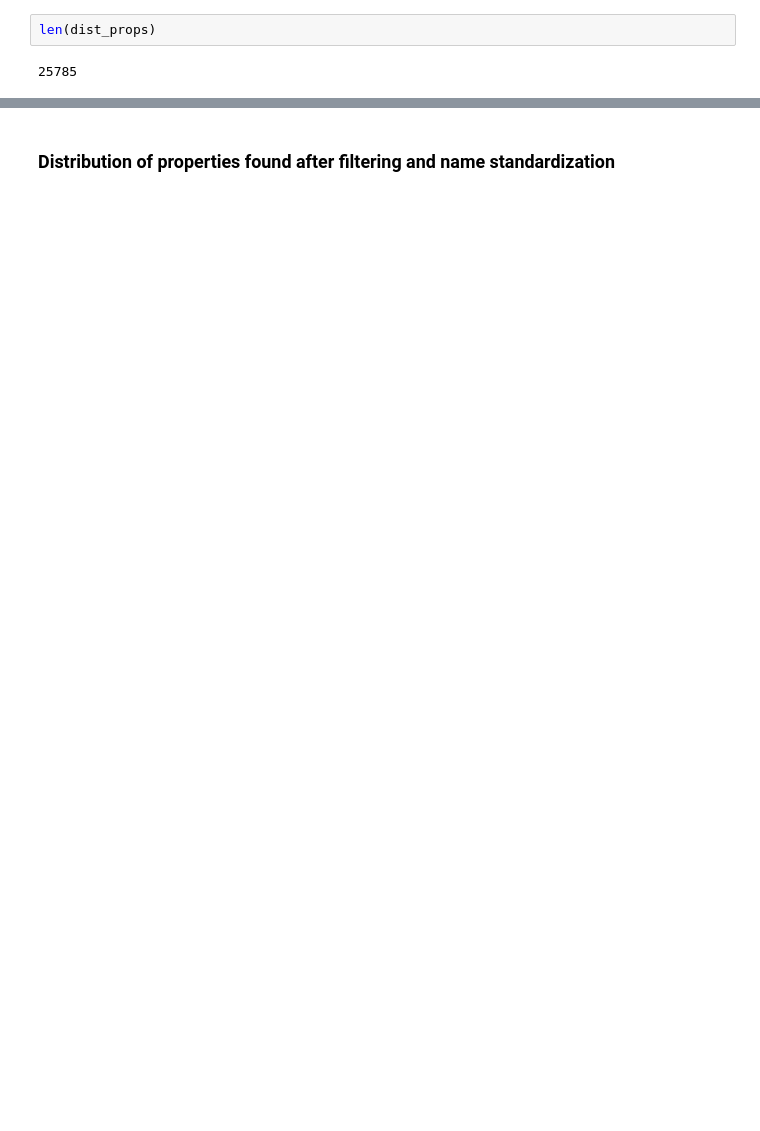
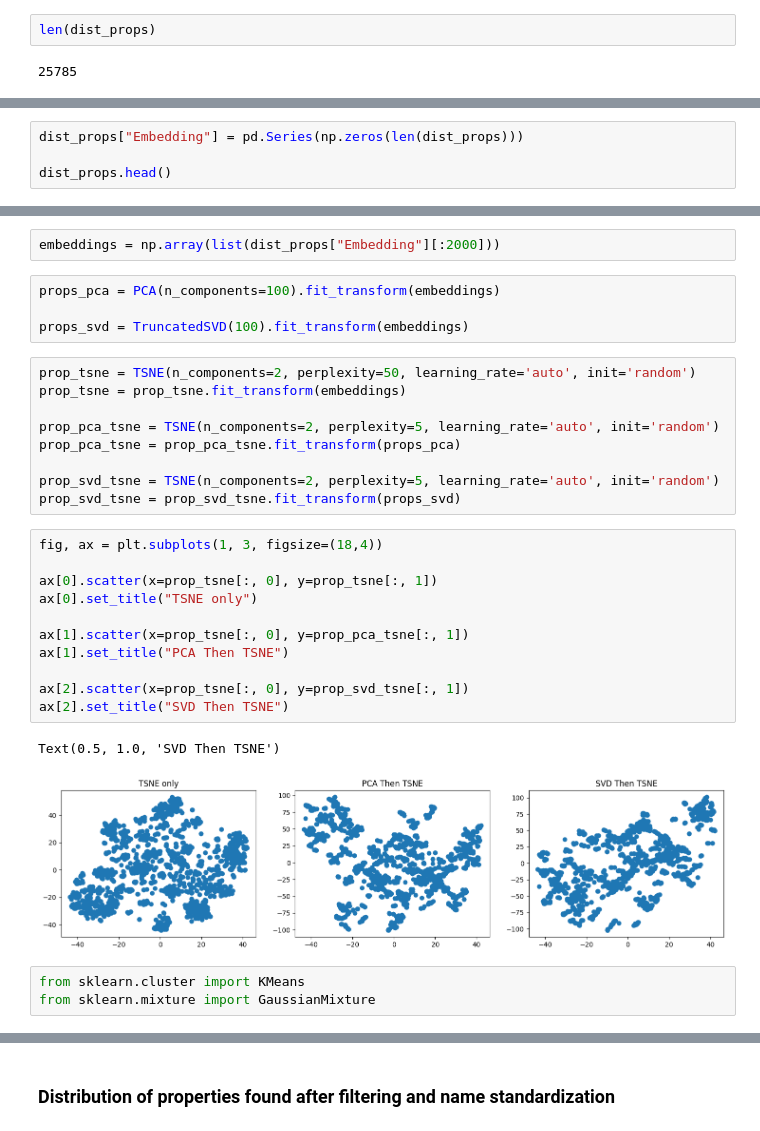
Before and after one commit to AI4ChemS/MOF_ChemUnity, a Jupyter notebook: ChemUnity_Visualizations.ipynb, the cells around one changed output, grey strips where cells are left out. Drawn from its saved outputs; the diff is of its cells as text; blank space fills up the shorter version.

```diff
--- a/ChemUnity_Visualizations.ipynb
+++ b/ChemUnity_Visualizations.ipynb
@@ -102,0 +127,4 @@ Text(0.5, 1.0, 'Distribution of extracted properties')
+# %%
+dist_props["Embedding"] = pd.Series(np.zeros(len(dist_props)))
+
+dist_props.head()
@@ -102,0 +184,32 @@ Text(0.5, 1.0, 'Distribution of extracted properties')
+# %%
+embeddings = np.array(list(dist_props["Embedding"][:2000]))
+# %%
+props_pca = PCA(n_components=100).fit_transform(embeddings)
+
+props_svd = TruncatedSVD(100).fit_transform(embeddings)
+# %%
+prop_tsne = TSNE(n_components=2, perplexity=50, learning_rate='auto', init='random')
+prop_tsne = prop_tsne.fit_transform(embeddings)
+
+prop_pca_tsne = TSNE(n_components=2, perplexity=5, learning_rate='auto', init='random')
+prop_pca_tsne = prop_pca_tsne.fit_transform(props_pca)
+
+prop_svd_tsne = TSNE(n_components=2, perplexity=5, learning_rate='auto', init='random')
+prop_svd_tsne = prop_svd_tsne.fit_transform(props_svd)
+# %%
+fig, ax = plt.subplots(1, 3, figsize=(18,4))
+
+ax[0].scatter(x=prop_tsne[:, 0], y=prop_tsne[:, 1])
+ax[0].set_title("TSNE only")
+
+ax[1].scatter(x=prop_tsne[:, 0], y=prop_pca_tsne[:, 1])
+ax[1].set_title("PCA Then TSNE")
+
+ax[2].scatter(x=prop_tsne[:, 0], y=prop_svd_tsne[:, 1])
+ax[2].set_title("SVD Then TSNE")
+# %% [output]
+Text(0.5, 1.0, 'SVD Then TSNE')
+[figure, added]
+# %%
+from sklearn.cluster import KMeans
+from sklearn.mixture import GaussianMixture
```
Also changed, not shown: parts of 33 cells of this notebook.
